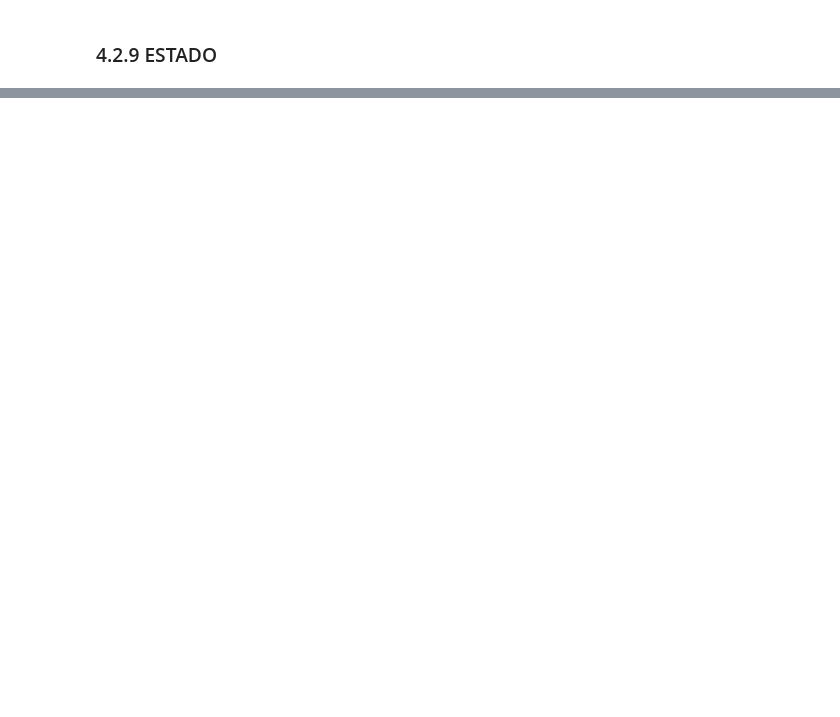
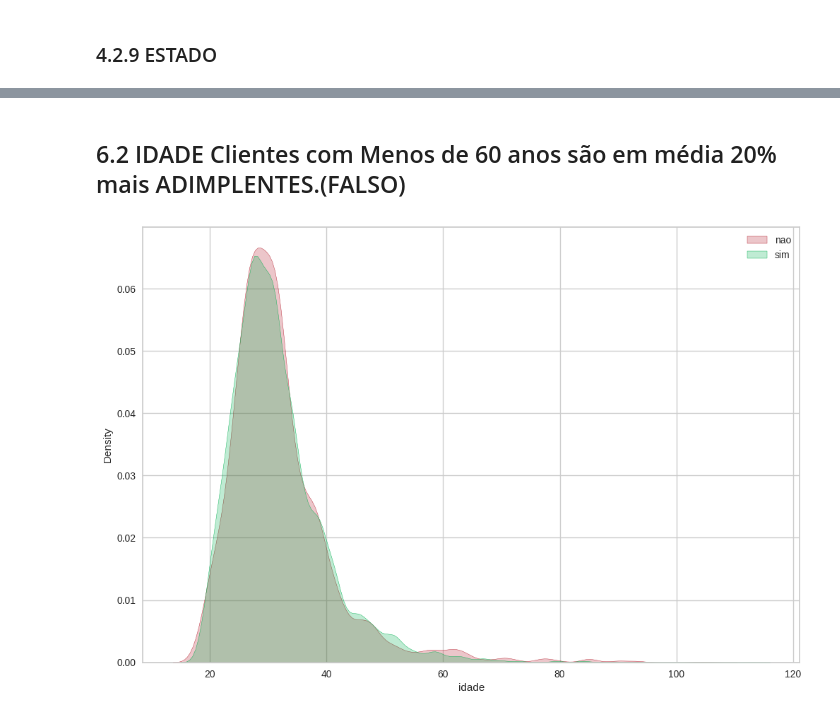
Before and after one commit to douglasaturnino/ml-shap, a Jupyter notebook: notebook/shap_model.ipynb, the cells around one changed output, grey strips where cells are left out. Saved outputs shown, nothing was run; the diff lists cells and outputs as text; code cells hidden in the pictures; blank space fills up the shorter version.

```diff
--- a/notebook/shap_model.ipynb
+++ b/notebook/shap_model.ipynb
@@ -519,0 +556,2 @@ Name: proportion, dtype: float64
+# %%
+df6 = pd.read_csv(config['data']['trusted_path'])
@@ -519,0 +577,8 @@ Name: proportion, dtype: float64
+# %% [markdown]
+## 6.2 IDADE Clientes com Menos de 60 anos são em média 20% mais ADIMPLENTES.(FALSO)
+# %%
+sns.kdeplot(df6[df6['pago'] == 'nao']['idade'], label= 'nao', fill=True, color='#b61f2e')
+sns.kdeplot(df6[df6['pago'] == 'sim']['idade'], label= 'sim', fill=True, color='#00b050')
+plt.legend();
+# %% [output]
+[figure, added]
```
Also changed, not shown: parts of 47 cells of this notebook.
